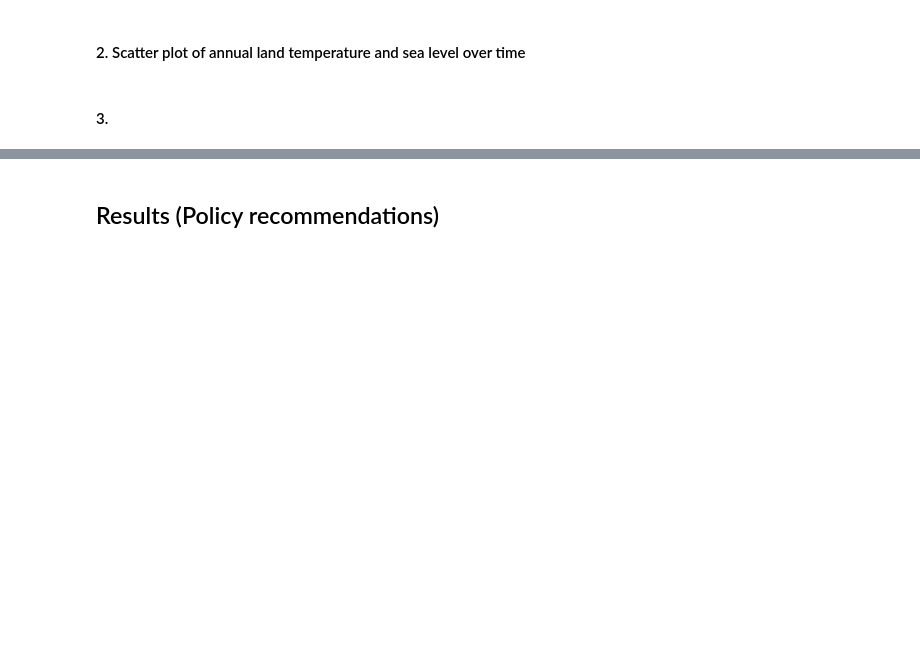
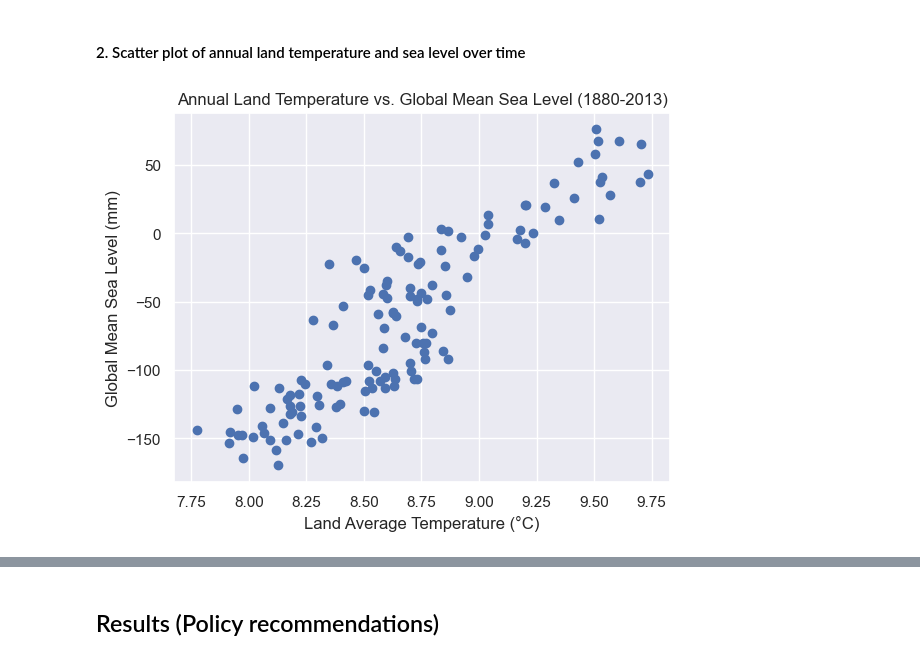
Before and after one commit to fuchenru/How-have-carbon-emissions-affected-climate-change-, a Jupyter notebook: CMSE 202 Final Project.ipynb, the cells around one changed output, grey strips where cells are left out. Cells and saved outputs as stored; diff of their text form; code cells hidden in the pictures; blank space fills up the shorter version.

```diff
--- a/CMSE 202 Final Project.ipynb
+++ b/CMSE 202 Final Project.ipynb
@@ -213,4 +218,14 @@ plt.show()
 # %% [markdown]
 #### 2. Scatter plot of annual land temperature and sea level over time
-# %% [markdown]
-#### 3.
+# %%
+merged_df = pd.merge(annual_land_temp, annual_sea_level, on='year')
+
+plt.scatter(merged_df['LandAverageTemperature'], merged_df[('GMSL', 'mean')])
+
+plt.xlabel('Land Average Temperature (°C)')
+plt.ylabel('Global Mean Sea Level (mm)')
+plt.title('Annual Land Temperature vs. Global Mean Sea Level (1880-2013)')
+
+plt.show()
+# %% [output]
+[figure, added]
```
Also changed, not shown: parts of 25 cells of this notebook.
